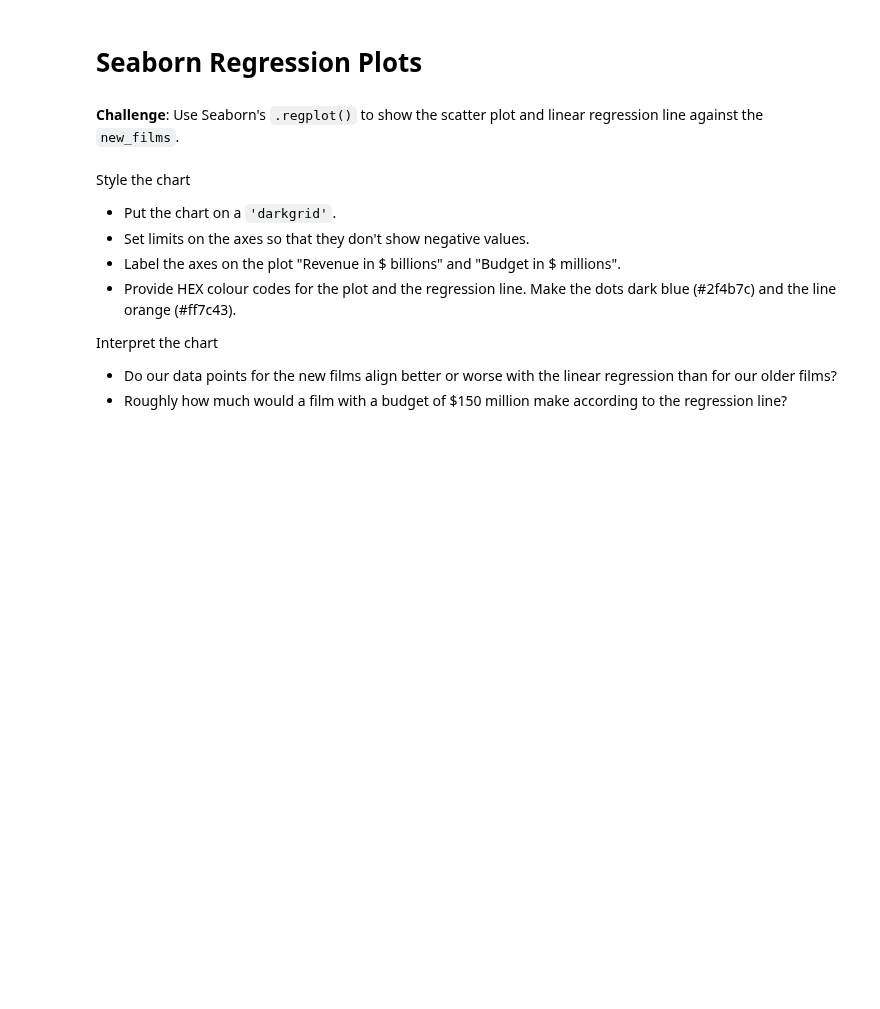
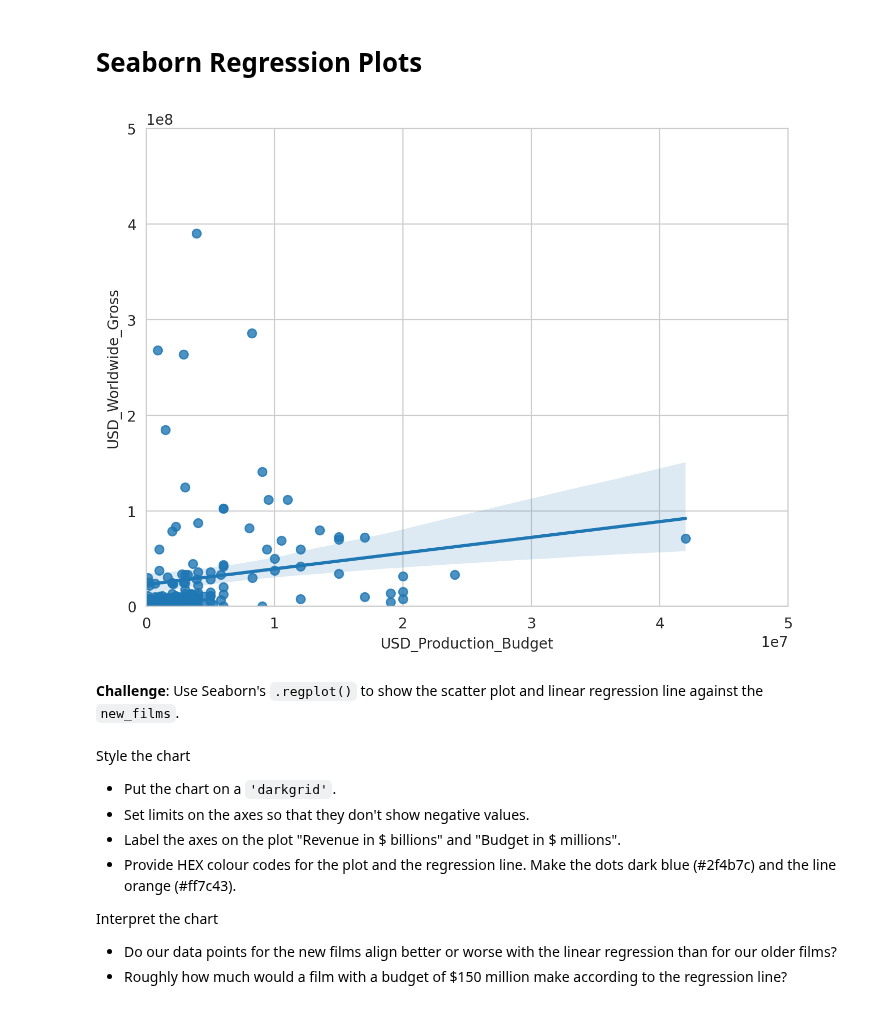
Before and after one commit to nico-Zero/Python, a Jupyter notebook: New_Shit__/Angela_Yu__/Day_78_Seaborn/Seaborn_and_Linear_Regression_(start).ipynb, the cells around one changed output. Drawn from its saved outputs; the diff is of its cells as text; code cells hidden in the pictures; blank space fills up the shorter version.

```diff
--- a/New_Shit__/Angela_Yu__/Day_78_Seaborn/Seaborn_and_Linear_Regression_(start).ipynb
+++ b/New_Shit__/Angela_Yu__/Day_78_Seaborn/Seaborn_and_Linear_Regression_(start).ipynb
@@ -222,5 +338,12 @@ The Most expensive films before 1970 is Cleopatra.
 # %% [markdown]
 # Seaborn Regression Plots
+# %%
+plt.figure(figsize=(8, 6), dpi=200)
+with sea.axes_style("whitegrid"):
+    ax = sea.regplot(data=old_films, x="USD_Production_Budget", y="USD_Worldwide_Gross")
+    ax.set(xlim=(0, 50000000), ylim=(0, 500000000))
+# %% [output]
+[figure, added]
 # %% [markdown]
 **Challenge**: Use Seaborn's `.regplot()` to show the scatter plot and linear regression line against the `new_films`.
 <br>
```
Also changed, not shown: parts of 12 cells of this notebook.
